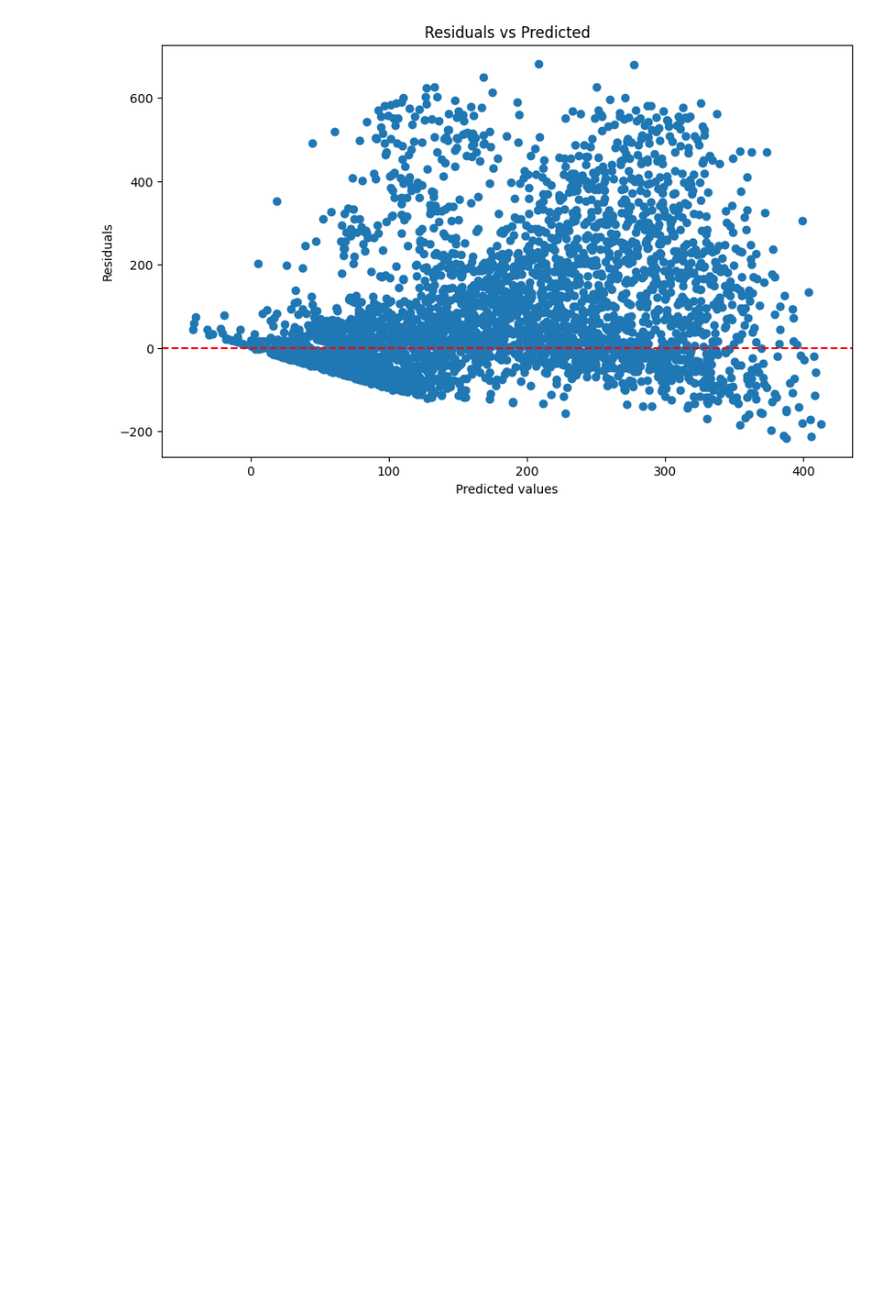
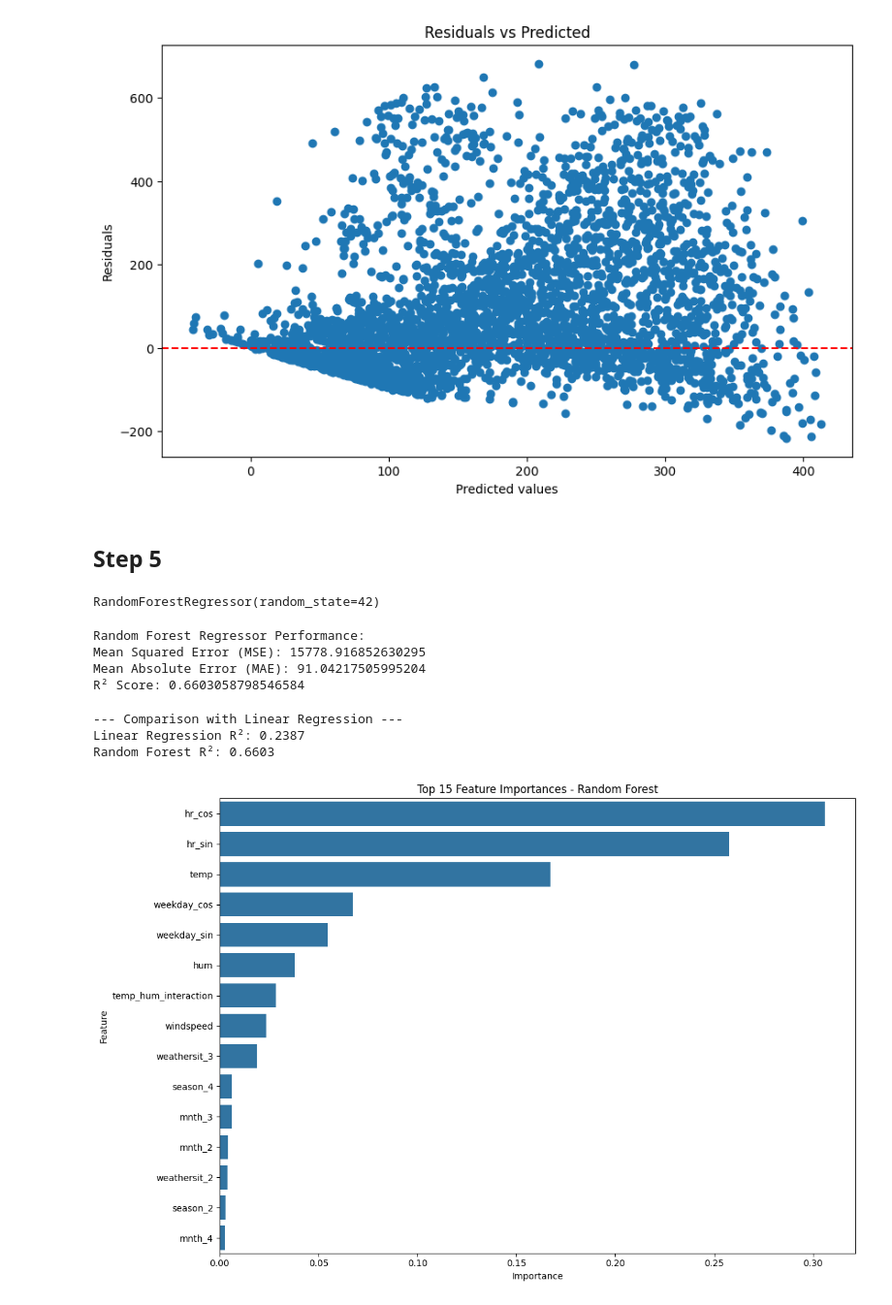
Before and after one commit to Ilincalink/ML-fundamentals-2025, a Jupyter notebook: assignment_2_ilinca_corbu[corbu].ipynb, the cells around one changed output. Shown at 97% size. Drawn from its saved outputs; the diff is of its cells as text; code cells hidden in the pictures; blank space fills up the shorter version.

```diff
--- a/assignment_2_ilinca_corbu[corbu].ipynb
+++ b/assignment_2_ilinca_corbu[corbu].ipynb
@@ -386,3 +386,65 @@ plt.show()
 # %% [output]
 [figure]
 [figure]
+# %% [markdown]
+## Step 5
+# %%
+from sklearn.ensemble import RandomForestRegressor
+
+# Initialize Random Forest Regressor with default parameters
+rf_model = RandomForestRegressor(n_estimators=100, random_state=42)
+
+# Train the model on the transformed training data
+rf_model.fit(X_train_transformed, y_train)
+# %% [output]
+RandomForestRegressor(random_state=42)
+# %%
+# Predict on validation set
+y_val_rf_pred = rf_model.predict(X_val_transformed)
+
+# Evaluate performance
+rf_mse = mean_squared_error(y_val, y_val_rf_pred)
+rf_mae = mean_absolute_error(y_val, y_val_rf_pred)
+rf_r2 = r2_score(y_val, y_val_rf_pred)
+
+# Print the metrics
+print("Random Forest Regressor Performance:")
+print(f"Mean Squared Error (MSE): {rf_mse}")
+print(f"Mean Absolute Error (MAE): {rf_mae}")
+print(f"R² Score: {rf_r2}")
+# %% [output]
+Random Forest Regressor Performance:
+Mean Squared Error (MSE): 15778.916852630295
+Mean Absolute Error (MAE): 91.04217505995204
+R² Score: 0.6603058798546584
+# %%
+print("\n--- Comparison with Linear Regression ---")
+print(f"Linear Regression R²: {r2:.4f}")
+print(f"Random Forest R²: {rf_r2:.4f}")
+# %% [output]
+--- Comparison with Linear Regression ---
+Linear Regression R²: 0.2387
+Random Forest R²: 0.6603
+# %%
+importances = rf_model.feature_importances_
+
+# Get feature names from the pipeline
+# You have one-hot encoded features, so we’ll extract all feature names
+ohe = pipeline.named_steps['preprocessor'].named_transformers_['cat']
+ohe_feature_names = ohe.get_feature_names_out(categorical_columns)
+all_feature_names = list(ohe_feature_names) + continuous_columns + ['hr_sin', 'hr_cos', 'weekday_sin', 'weekday_cos']
+
+# Create a DataFrame for visualization
+feature_importances_df = pd.DataFrame({
+    'Feature': all_feature_names,
+    'Importance': importances
+}).sort_values(by='Importance', ascending=False)
+
+# Plot
+plt.figure(figsize=(12, 8))
+sns.barplot(data=feature_importances_df.head(15), x='Importance', y='Feature')
+plt.title('Top 15 Feature Importances - Random Forest')
+plt.tight_layout()
+plt.show()
+# %% [output]
+[figure, added]
```
Also changed, not shown: parts of 3 cells of this notebook.
